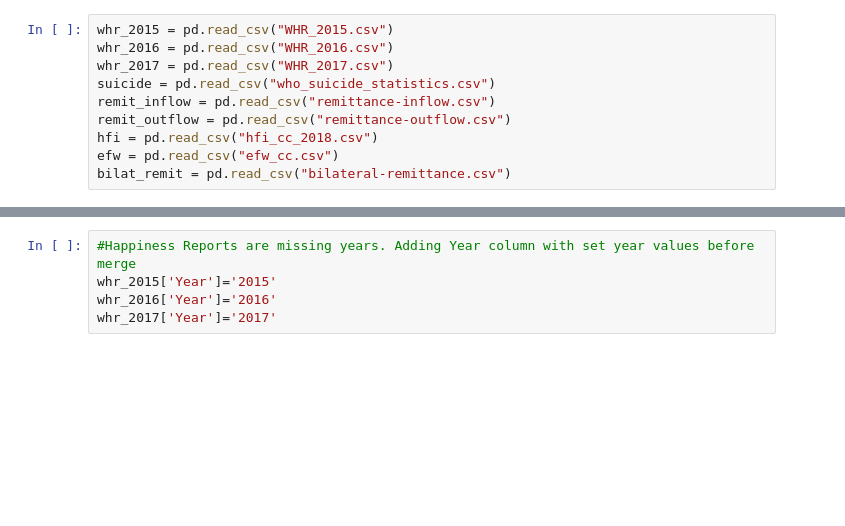
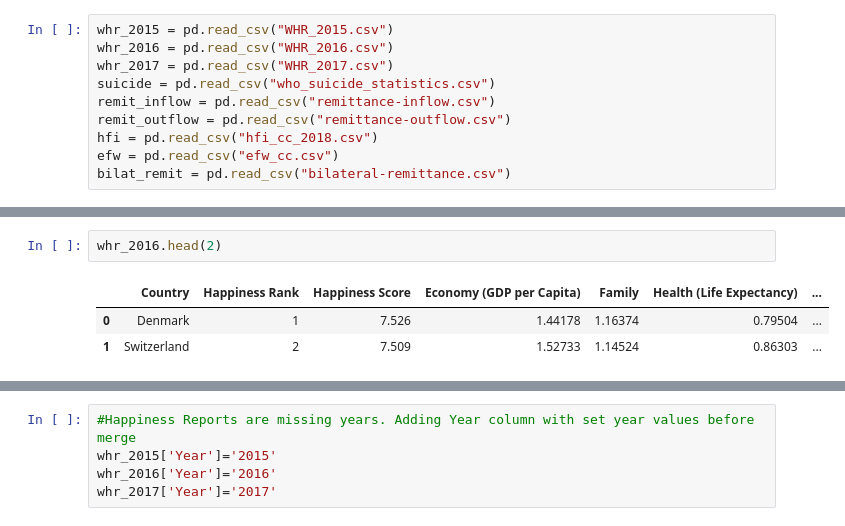
Before and after one commit to fionampg/projectofawesomeness, a Jupyter notebook: Resources/Veronique.ipynb, the cells around one changed output, grey strips where cells are left out. Drawn from its saved outputs; the diff is of its cells as text; blank space fills up the shorter version.

```diff
--- a/Resources/Veronique.ipynb
+++ b/Resources/Veronique.ipynb
@@ -45,0 +54,6 @@ Index(['Country', 'Happiness.Rank', 'Happiness.Score', 'Whisker.high',
+# %%
+whr_2016.head(2)
+# %% [output]
+|  | Country | Happiness Rank | Happiness Score | Economy (GDP per Capita) | Family | Health (Life Expectancy) | ... |
+| 0 | Denmark | 1 | 7.526 | 1.44178 | 1.16374 | 0.79504 | ... |
+| 1 | Switzerland | 2 | 7.509 | 1.52733 | 1.14524 | 0.86303 | ... |
```
Also changed, not shown: parts of 14 cells of this notebook.
